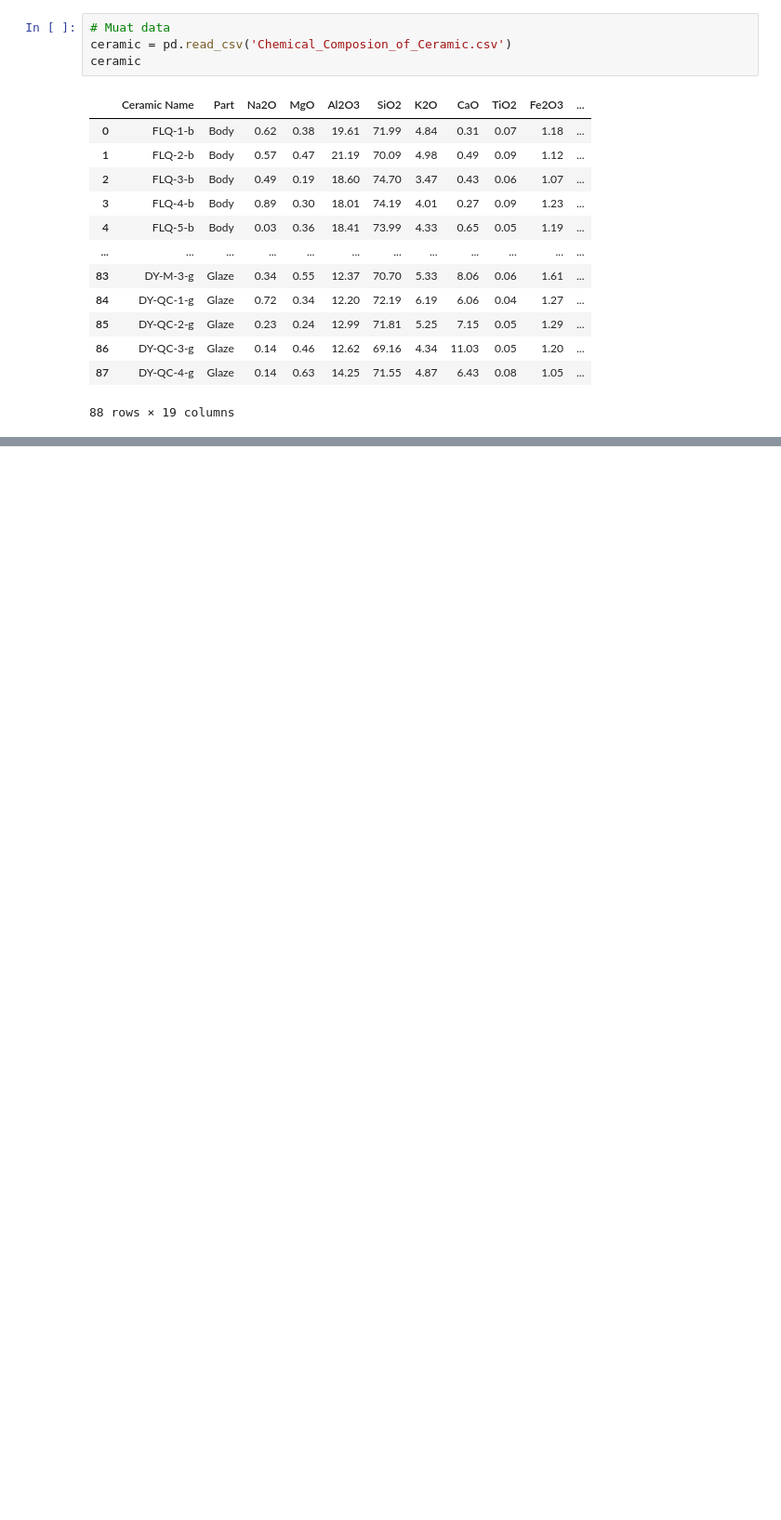
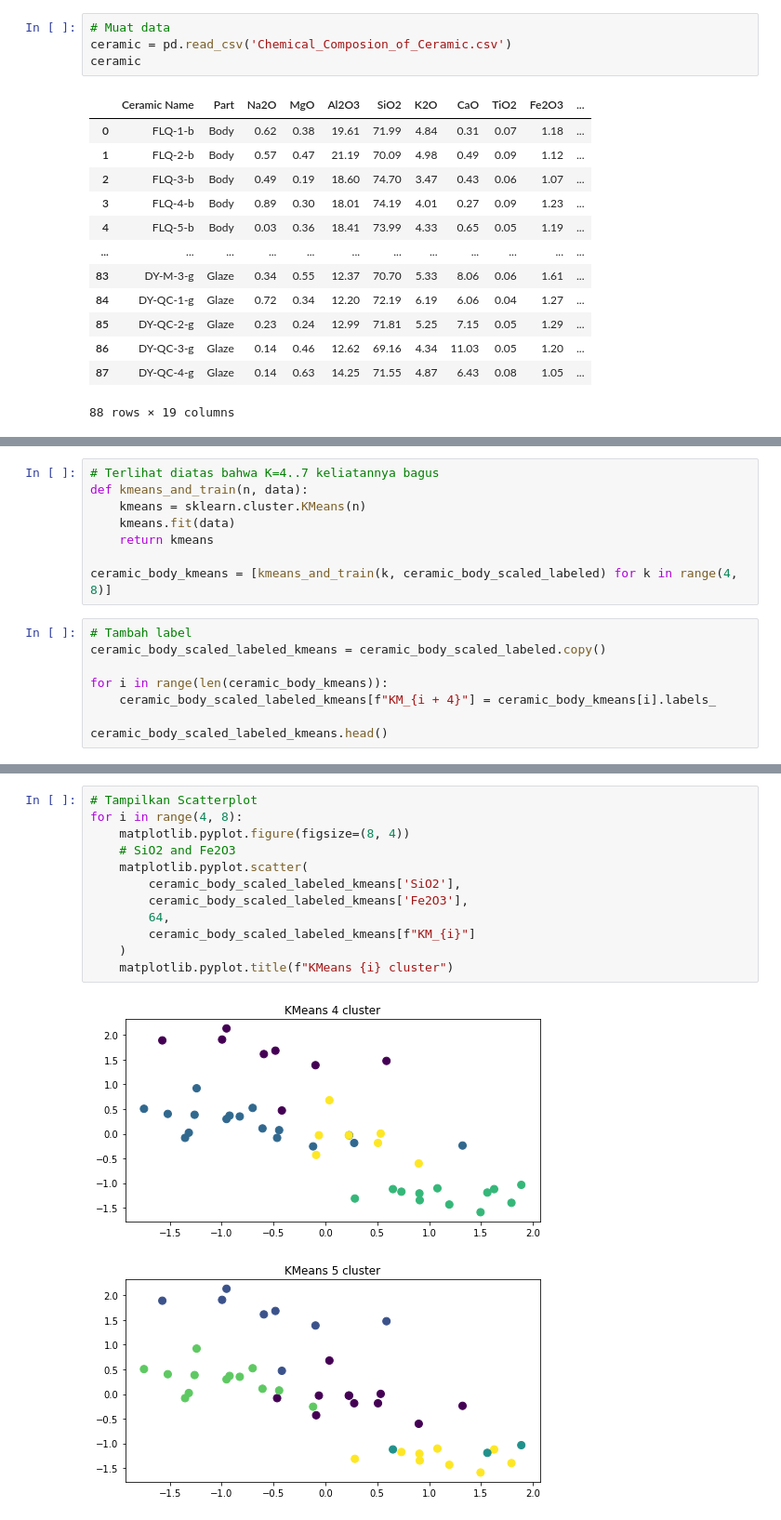
Before and after one commit to MikuAuahDark/ml-assignment-2, a Jupyter notebook: main.ipynb, the cells around one changed output, grey strips where cells are left out. Shown: that part at 93% size. Drawn from its saved outputs; the diff is of its cells as text; blank space fills up the shorter version.

```diff
--- a/main.ipynb
+++ b/main.ipynb
@@ -67,0 +154,16 @@ ceramic_processed
+# %%
+# Terlihat diatas bahwa K=4..7 keliatannya bagus
+def kmeans_and_train(n, data):
+    kmeans = sklearn.cluster.KMeans(n)
+    kmeans.fit(data)
+    return kmeans
+
+ceramic_body_kmeans = [kmeans_and_train(k, ceramic_body_scaled_labeled) for k in range(4, 8)]
+# %%
+# Tambah label
+ceramic_body_scaled_labeled_kmeans = ceramic_body_scaled_labeled.copy()
+
+for i in range(len(ceramic_body_kmeans)):
+    ceramic_body_scaled_labeled_kmeans[f"KM_{i + 4}"] = ceramic_body_kmeans[i].labels_
+
+ceramic_body_scaled_labeled_kmeans.head()
@@ -67,0 +178,15 @@ ceramic_processed
+# %%
+# Tampilkan Scatterplot
+for i in range(4, 8):
+    matplotlib.pyplot.figure(figsize=(8, 4))
+    # SiO2 and Fe2O3
+    matplotlib.pyplot.scatter(
+        ceramic_body_scaled_labeled_kmeans['SiO2'],
+        ceramic_body_scaled_labeled_kmeans['Fe2O3'],
+        64,
+        ceramic_body_scaled_labeled_kmeans[f"KM_{i}"]
+    )
+    matplotlib.pyplot.title(f"KMeans {i} cluster")
+# %% [output]
+[figure, added]
+[figure, added]
```
Also changed, not shown: parts of 26 cells of this notebook, 1 other file.
